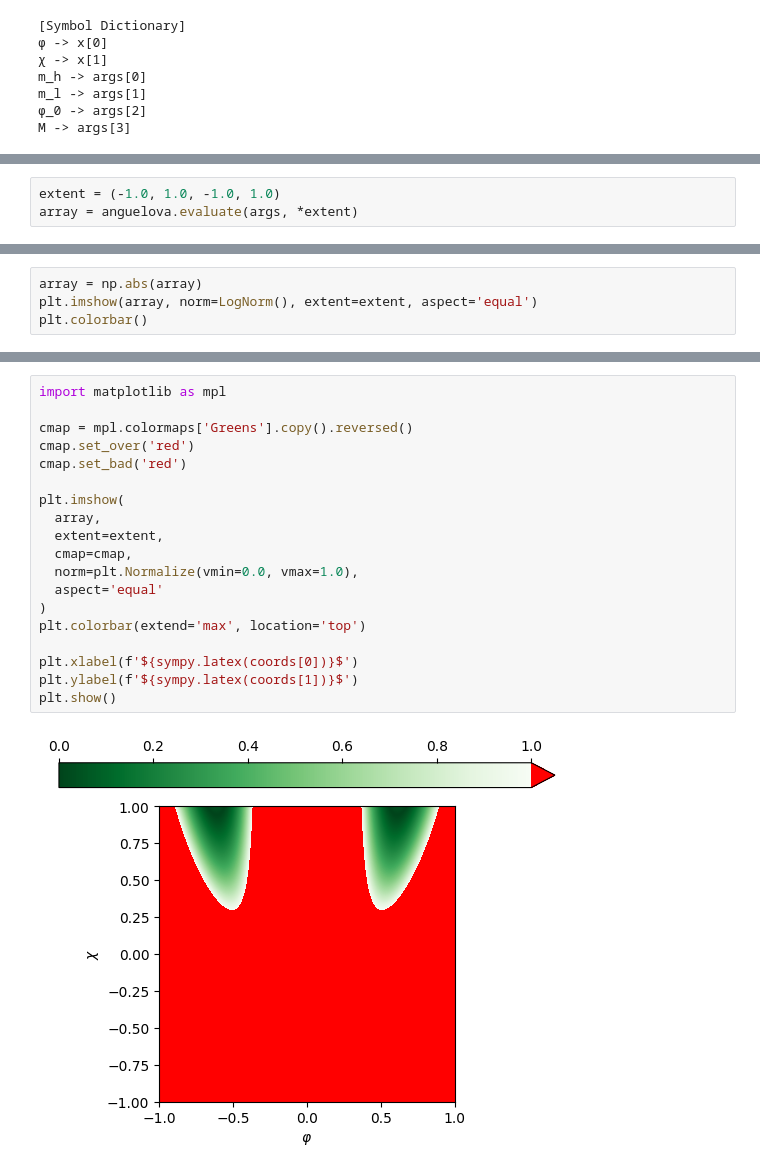
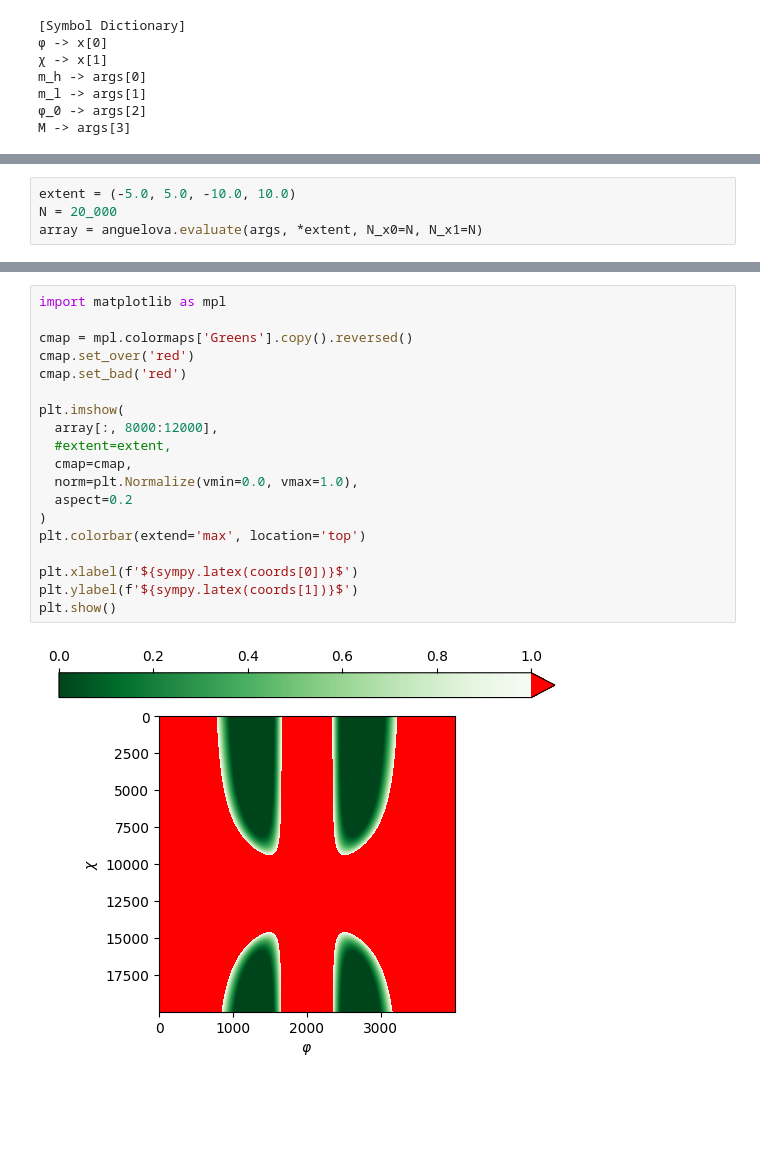
Before and after one commit to smups/inflatox, a Jupyter notebook: notebooks/side-tracked_inf.ipynb, the cells around one changed output, grey strips where cells are left out. Saved outputs shown, nothing was run; the diff lists cells and outputs as text; blank space fills up the shorter version.

```diff
--- a/notebooks/side-tracked_inf.ipynb
+++ b/notebooks/side-tracked_inf.ipynb
@@ -72,6 +71,7 @@ print(H[0][1]**2*H[1][1])
 # %%
-extent = (-1.0, 1.0, -1.0, 1.0)
-array = anguelova.evaluate(args, *extent)
+extent = (-5.0, 5.0, -10.0, 10.0)
+N = 20_000
+array = anguelova.evaluate(args, *extent, N_x0=N, N_x1=N)
 # %%
 print(np.nanmin(array))
 print(np.nanmax(array))
@@ -83,4 +80,0 @@ inf
-# %%
-array = np.abs(array)
-plt.imshow(array, norm=LogNorm(), extent=extent, aspect='equal')
-plt.colorbar()
@@ -90,21 +81,21 @@ plt.colorbar()
 # %%
 import matplotlib as mpl
 
 cmap = mpl.colormaps['Greens'].copy().reversed()
 cmap.set_over('red')
 cmap.set_bad('red')
 
 plt.imshow(
-  array,
-  extent=extent,
+  array[:, 8000:12000],
+  #extent=extent,
   cmap=cmap,
   norm=plt.Normalize(vmin=0.0, vmax=1.0),
-  aspect='equal'
+  aspect=0.2
 )
 plt.colorbar(extend='max', location='top')
 
 plt.xlabel(f'${sympy.latex(coords[0])}$')
 plt.ylabel(f'${sympy.latex(coords[1])}$')
 plt.show()
 # %% [output]
-[figure, old version]
+[figure, new version]
```
Also changed, not shown: parts of 3 cells of this notebook, 1 other file.
